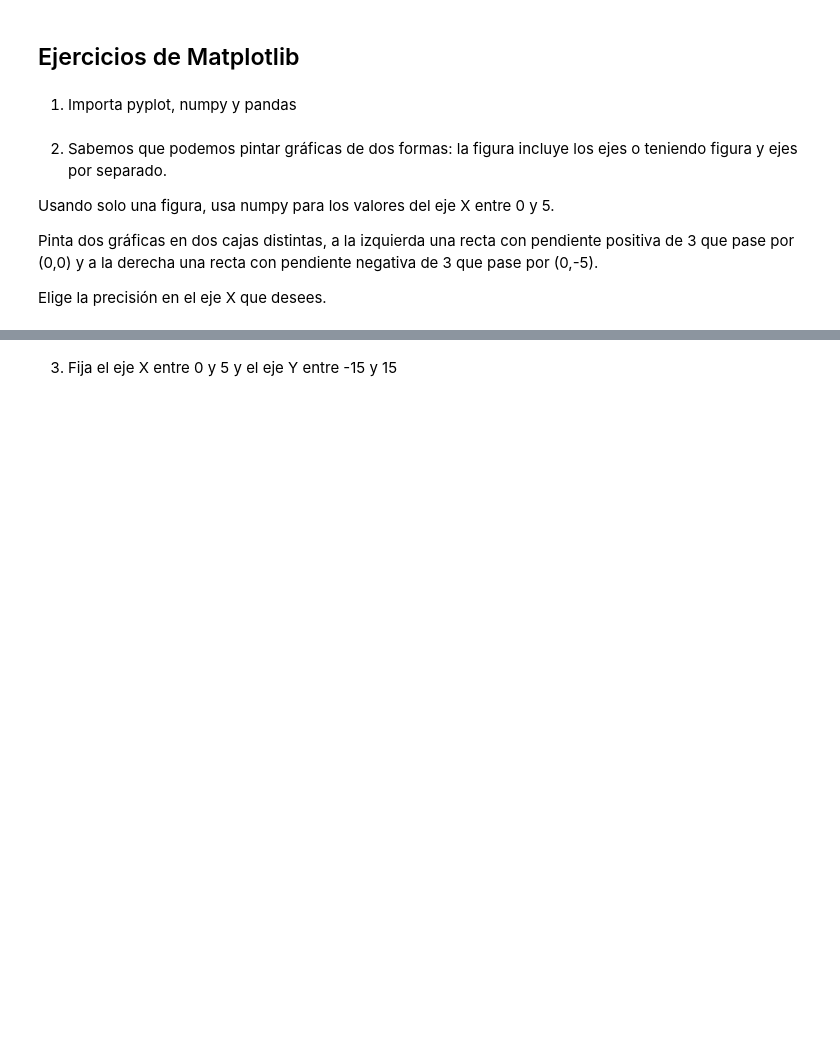
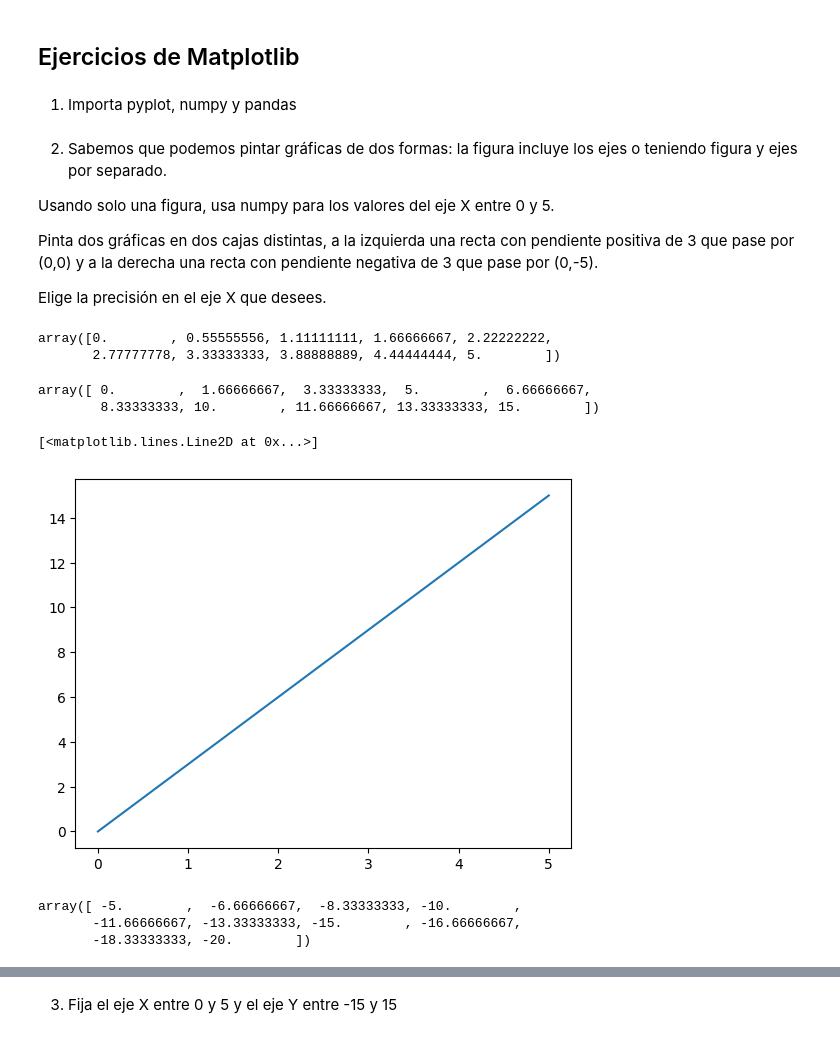
Before and after one commit to diego-dng/0426_DS_VITORIA-GASTEIZ, a Jupyter notebook: 2-Data_analysis/4-Visualización/1-Matplotlib/ejercicios/ejercicios_Matplotlib.ipynb, the cells around one changed output, grey strips where cells are left out. Drawn from its saved outputs; the diff is of its cells as text; code cells hidden in the pictures; blank space fills up the shorter version.

```diff
--- a/2-Data_analysis/4-Visualización/1-Matplotlib/ejercicios/ejercicios_Matplotlib.ipynb
+++ b/2-Data_analysis/4-Visualización/1-Matplotlib/ejercicios/ejercicios_Matplotlib.ipynb
@@ -10,3 +14,28 @@ Usando solo una figura, usa numpy para los valores del eje X entre 0 y 5.
 Pinta dos gráficas en dos cajas distintas, a la izquierda una recta con pendiente positiva de 3 que pase por (0,0) y a la derecha una recta con pendiente negativa de 3 que pase por (0,-5).
 
 Elige la precisión en el eje X que desees.
+# %%
+x = np.linspace(0,5, 10)
+x
+# %% [output]
+array([0.        , 0.55555556, 1.11111111, 1.66666667, 2.22222222,
+       2.77777778, 3.33333333, 3.88888889, 4.44444444, 5.        ])
+# %%
+y = x*3
+# %%
+y
+# %% [output]
+array([ 0.        ,  1.66666667,  3.33333333,  5.        ,  6.66666667,
+        8.33333333, 10.        , 11.66666667, 13.33333333, 15.        ])
+# %%
+plt.plot(x, y)
+# %% [output]
+[<matplotlib.lines.Line2D at 0x...>]
+[figure, added]
+# %%
+y_2 = x*(-3)-5
+y_2
+# %% [output]
+array([ -5.        ,  -6.66666667,  -8.33333333, -10.        ,
+       -11.66666667, -13.33333333, -15.        , -16.66666667,
+       -18.33333333, -20.        ])
```
Also changed, not shown: parts of 30 cells of this notebook, 9 other files.
